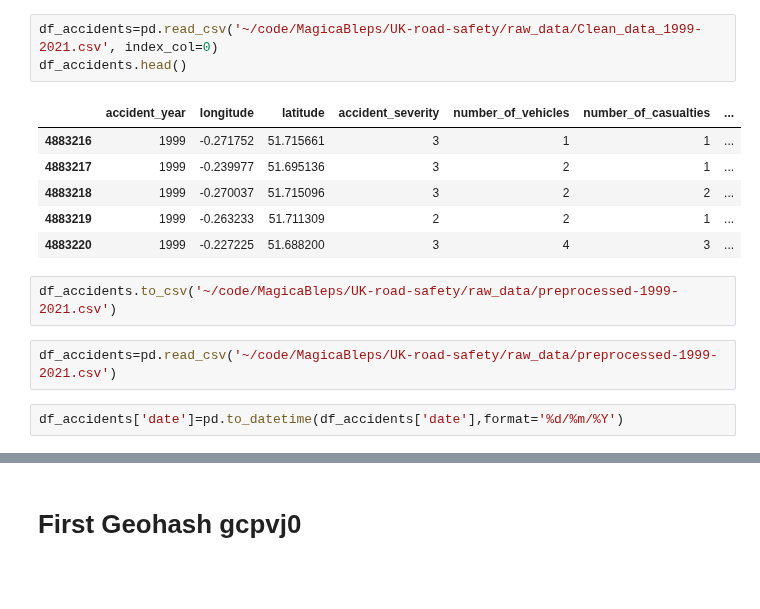
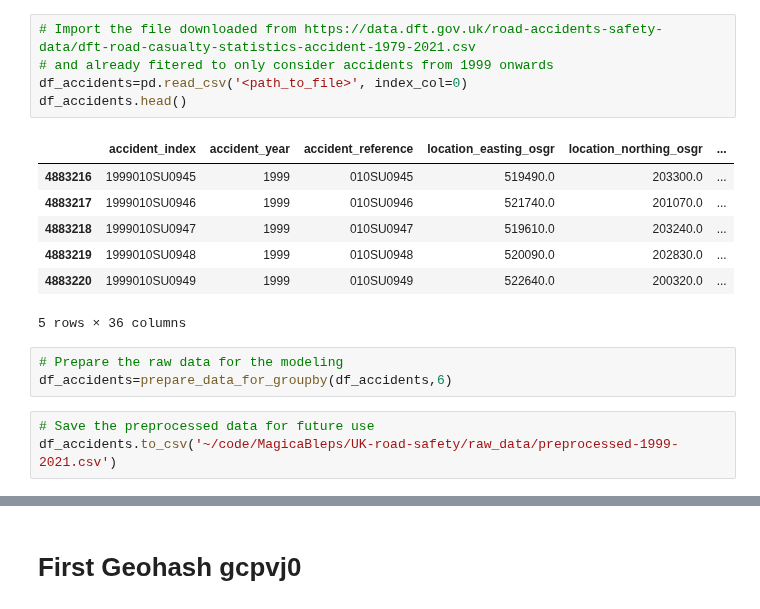
Before and after one commit to MagicaBleps/UK-road-safety, a Jupyter notebook: notebooks/geohash_model.ipynb, the cells around one changed output, grey strips where cells are left out. Drawn from its saved outputs; the diff is of its cells as text; blank space fills up the shorter version.

Commit message:
first notebook cleaned

```diff
--- a/notebooks/geohash_model.ipynb
+++ b/notebooks/geohash_model.ipynb
@@ -28,16 +36,19 @@ To enable them in other operations, rebuild TensorFlow with the appropriate comp
-# %%
-df_accidents=pd.read_csv('~/code/MagicaBleps/UK-road-safety/raw_data/Clean_data_1999-2021.csv', index_col=0)
-df_accidents.head()
-# %% [output]
-|  | accident_year | longitude | latitude | accident_severity | number_of_vehicles | number_of_casualties | ... |
-| 4883216 | 1999 | -0.271752 | 51.715661 | 3 | 1 | 1 | ... |
-| 4883217 | 1999 | -0.239977 | 51.695136 | 3 | 2 | 1 | ... |
-| 4883218 | 1999 | -0.270037 | 51.715096 | 3 | 2 | 2 | ... |
-| 4883219 | 1999 | -0.263233 | 51.711309 | 2 | 2 | 1 | ... |
-| 4883220 | 1999 | -0.227225 | 51.688200 | 3 | 4 | 3 | ... |
+# %%
+# Import the file downloaded from https://data.dft.gov.uk/road-accidents-safety-data/dft-road-casualty-statistics-accident-1979-2021.csv
+# and already fitered to only consider accidents from 1999 onwards
+df_accidents=pd.read_csv('<path_to_file>', index_col=0)
+df_accidents.head()
+# %% [output]
+|  | accident_index | accident_year | accident_reference | location_easting_osgr | location_northing_osgr | ... |
+| 4883216 | 1999010SU0945 | 1999 | 010SU0945 | 519490.0 | 203300.0 | ... |
+| 4883217 | 1999010SU0946 | 1999 | 010SU0946 | 521740.0 | 201070.0 | ... |
+| 4883218 | 1999010SU0947 | 1999 | 010SU0947 | 519610.0 | 203240.0 | ... |
+| 4883219 | 1999010SU0948 | 1999 | 010SU0948 | 520090.0 | 202830.0 | ... |
+| 4883220 | 1999010SU0949 | 1999 | 010SU0949 | 522640.0 | 200320.0 | ... |
+5 rows × 36 columns
+# %%
+# Prepare the raw data for the modeling
+df_accidents=prepare_data_for_groupby(df_accidents,6)
 # %%
+# Save the preprocessed data for future use
 df_accidents.to_csv('~/code/MagicaBleps/UK-road-safety/raw_data/preprocessed-1999-2021.csv')
-# %%
-df_accidents=pd.read_csv('~/code/MagicaBleps/UK-road-safety/raw_data/preprocessed-1999-2021.csv')
-# %%
-df_accidents['date']=pd.to_datetime(df_accidents['date'],format='%d/%m/%Y')
```
Also changed, not shown: parts of 47 cells of this notebook, 5 other files.
